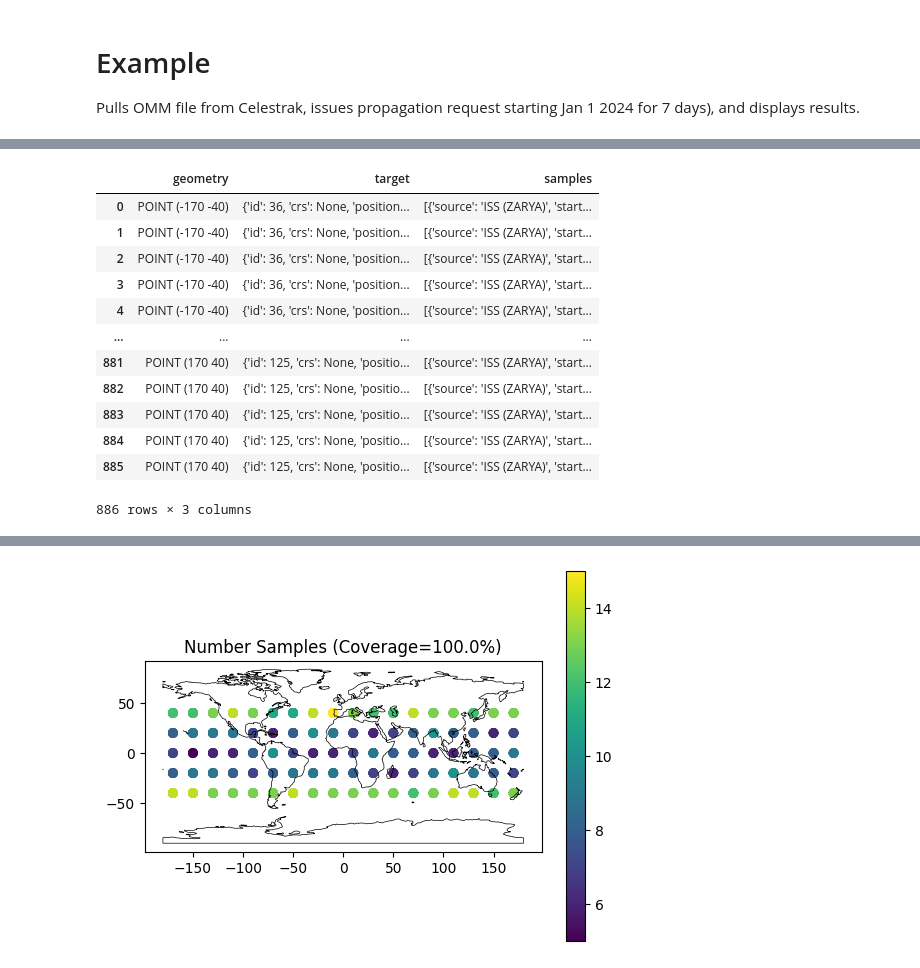
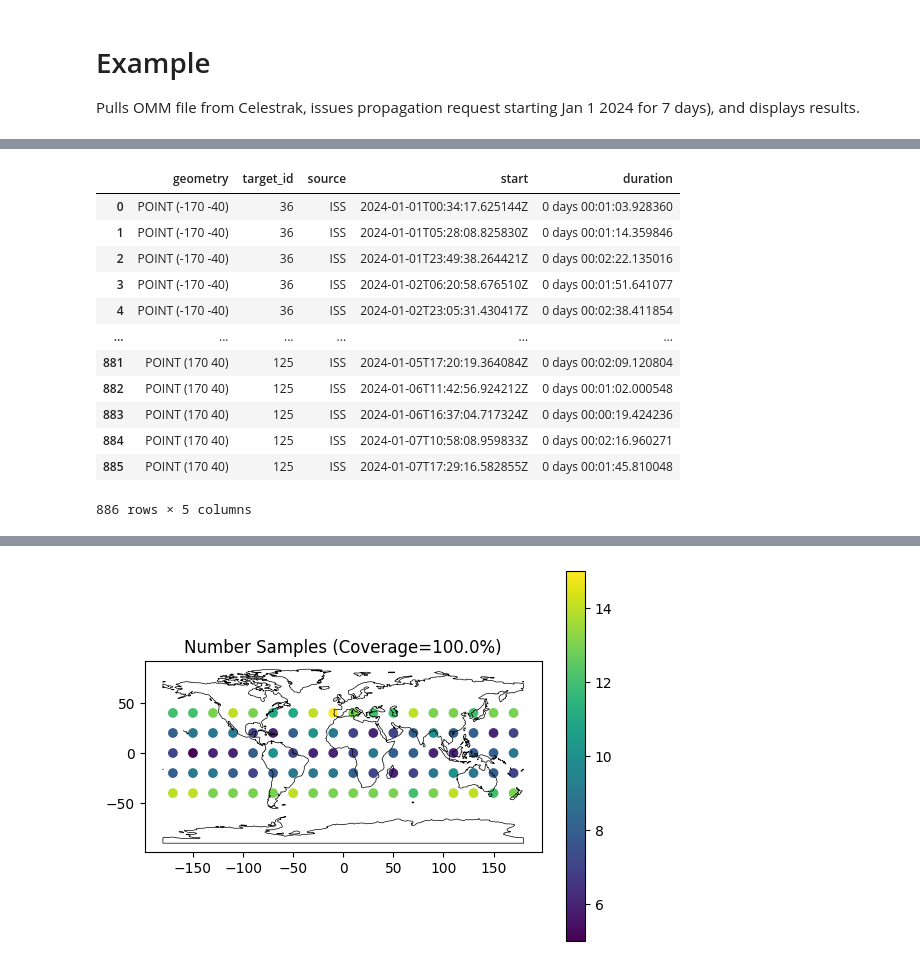
Before and after one commit to eose-tools-org/eose-api, a Jupyter notebook: src/tatc-coverage-example.ipynb, the cells around one changed output, grey strips where cells are left out. Saved outputs shown, nothing was run; the diff lists cells and outputs as text; code cells hidden in the pictures.

```diff
--- a/src/tatc-coverage-example.ipynb
+++ b/src/tatc-coverage-example.ipynb
@@ -188,7 +100,7 @@ from shapely.geometry import box, mapping
 request = ObservationRequest(
     satellites=[
         Satellite(
-            orbit=GeneralPerturbationsOrbitState.from_omm(iss_omm), field_of_view=100
+            id="ISS", orbit=GeneralPerturbationsOrbitState.from_omm(iss_omm), field_of_view=100
         )
     ],
     targets=UniformAngularGrid(
@@ -213,13 +125,13 @@ display(data)
-|  | geometry | target | samples |
-| 0 | POINT (-170 -40) | {'id': 36, 'crs': None, 'position... | [{'source': 'ISS (ZARYA)', 'start... |
-| 1 | POINT (-170 -40) | {'id': 36, 'crs': None, 'position... | [{'source': 'ISS (ZARYA)', 'start... |
-| 2 | POINT (-170 -40) | {'id': 36, 'crs': None, 'position... | [{'source': 'ISS (ZARYA)', 'start... |
-| 3 | POINT (-170 -40) | {'id': 36, 'crs': None, 'position... | [{'source': 'ISS (ZARYA)', 'start... |
-| 4 | POINT (-170 -40) | {'id': 36, 'crs': None, 'position... | [{'source': 'ISS (ZARYA)', 'start... |
-| ... | ... | ... | ... |
-| 881 | POINT (170 40) | {'id': 125, 'crs': None, 'positio... | [{'source': 'ISS (ZARYA)', 'start... |
-| 882 | POINT (170 40) | {'id': 125, 'crs': None, 'positio... | [{'source': 'ISS (ZARYA)', 'start... |
-| 883 | POINT (170 40) | {'id': 125, 'crs': None, 'positio... | [{'source': 'ISS (ZARYA)', 'start... |
-| 884 | POINT (170 40) | {'id': 125, 'crs': None, 'positio... | [{'source': 'ISS (ZARYA)', 'start... |
-| 885 | POINT (170 40) | {'id': 125, 'crs': None, 'positio... | [{'source': 'ISS (ZARYA)', 'start... |
+|  | geometry | target_id | source | start | duration |
+| 0 | POINT (-170 -40) | 36 | ISS | 2024-01-01T00:34:17.625144Z | 0 days 00:01:03.928360 |
+| 1 | POINT (-170 -40) | 36 | ISS | 2024-01-01T05:28:08.825830Z | 0 days 00:01:14.359846 |
+| 2 | POINT (-170 -40) | 36 | ISS | 2024-01-01T23:49:38.264421Z | 0 days 00:02:22.135016 |
+| 3 | POINT (-170 -40) | 36 | ISS | 2024-01-02T06:20:58.676510Z | 0 days 00:01:51.641077 |
+| 4 | POINT (-170 -40) | 36 | ISS | 2024-01-02T23:05:31.430417Z | 0 days 00:02:38.411854 |
+| ... | ... | ... | ... | ... | ... |
+| 881 | POINT (170 40) | 125 | ISS | 2024-01-05T17:20:19.364084Z | 0 days 00:02:09.120804 |
+| 882 | POINT (170 40) | 125 | ISS | 2024-01-06T11:42:56.924212Z | 0 days 00:01:02.000548 |
+| 883 | POINT (170 40) | 125 | ISS | 2024-01-06T16:37:04.717324Z | 0 days 00:00:19.424236 |
+| 884 | POINT (170 40) | 125 | ISS | 2024-01-07T10:58:08.959833Z | 0 days 00:02:16.960271 |
+| 885 | POINT (170 40) | 125 | ISS | 2024-01-07T17:29:16.582855Z | 0 days 00:01:45.810048 |
-886 rows × 3 columns
+886 rows × 5 columns
```
Also changed, not shown: parts of 4 cells of this notebook, 8 other files.
